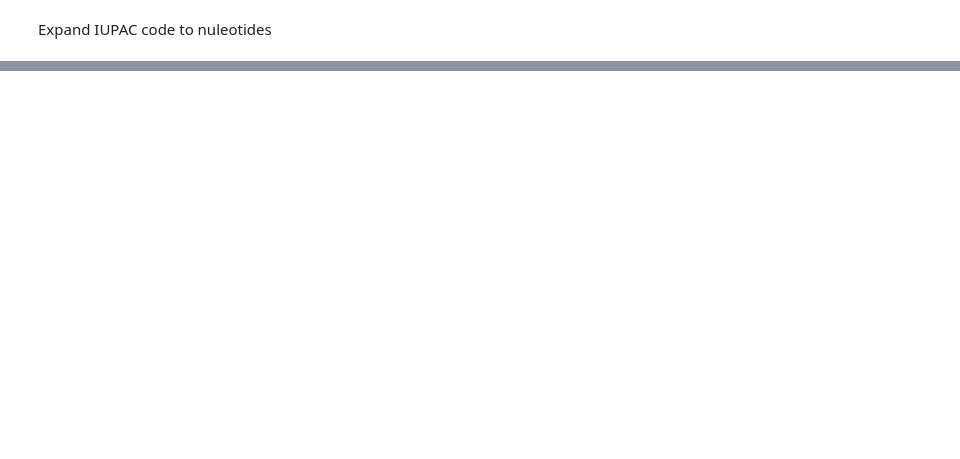
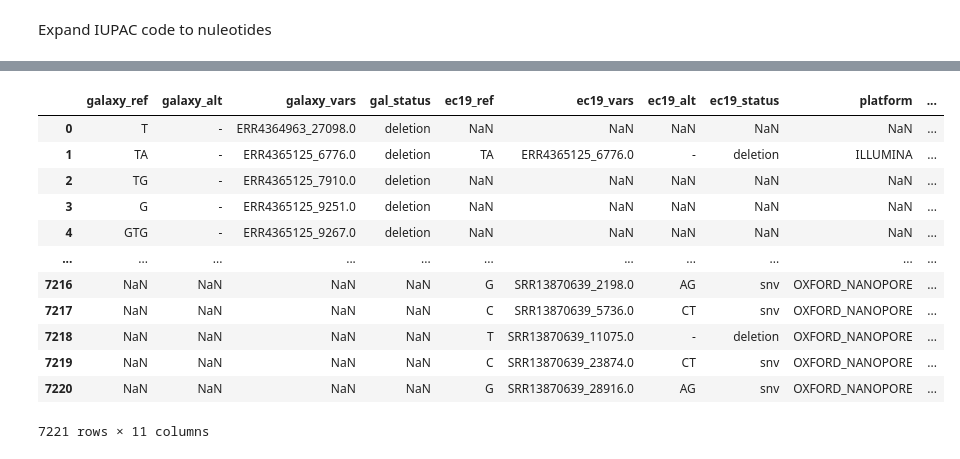
Before and after one commit to elais/ACTIV-TRACE-analysis, a Jupyter notebook: notebooks/ec19-galaxy.ipynb, the cells around one changed output, grey strips where cells are left out. Saved outputs shown, nothing was run; the diff lists cells and outputs as text; code cells hidden in the pictures; blank space fills up the shorter version.

```diff
--- a/notebooks/ec19-galaxy.ipynb
+++ b/notebooks/ec19-galaxy.ipynb
@@ -207,19 +187,2 @@ ec19_df[ec19_df['ec19_status'] == "deletion"][['Group_Name',	'Accession',	'Pos',
 # %% [markdown]
 Add a column that combines SRR and the position for each column.
-# %%
-galaxy_df_final['galaxy_vars'] = galaxy_df_final['Accession'].astype(str) + "_" + galaxy_df_final['Pos'].astype(str)
-ec19_df['ec19_vars'] = ec19_df['Accession'].astype(str) + "_" + ec19_df['Pos'].astype(str) + ".0"
-# sync_galaxy_df = galaxy_df_final[galaxy_df_final['Accession'].isin(ec19_df['Accession'].to_list())]
-# sync_galaxy_df = sync_galaxy_df.merge(srr_mdata, how="left", left_on="Accession", right_on="acc")
-# sync_ec19_df = ec19_df[ec19_df['Accession'].isin(galaxy_df_final['Accession'].to_list())]
-# galaxy_df_final
-
-
-
-# sync_galaxy_df.head()
-
-# sync_galaxy_df.head()
-# sync_ec19_df.head()
-# ec19_df[['Pos','ec19_vars']].head()
-ec19_df[['Group_Name',	'Accession',	'Pos',	'Ref',	'Alt', 'DP', "G_AD_2",	"Alt_Freq", "ec19_status", "ec19_vars"]]
-# galaxy_df_final
@@ -270,3 +191,39 @@ gal_ec19_df
+# %%
+def extract_acc(row):
+#     print(row)
+    if str(row['Accession_x']) == "nan":
+        return {"Accession": row['Accession_y'], "Pos": row['ec19_vars'].split("_")[1]}
+    elif str(row['Accession_y']) == "nan":
+        return {"Accession": row['Accession_x'], "Pos": row['galaxy_vars'].split("_")[1]}
+    else:
+        if row['Accession_x'] == row['Accession_y']:
+            return {"Accession":row['Accession_y'], "Pos": row['galaxy_vars'].split("_")[1]}
+        else:
+            print(row['Accession_x'])
+            print(row['Accession_y'])
+            print("Error!")
+            sys.exit()
+
+gal_ec19_df = galaxy_df_final[['Accession', 'Ref','Alt', 'galaxy_vars', 'gal_status']].merge(ec19_df_final[['Accession','Ref','ec19_vars','New_Alt','ec19_status', 'platform']], left_on="galaxy_vars", right_on="ec19_vars", how="outer")
+gal_ec19_df = gal_ec19_df.rename(columns = {"Ref_x":"galaxy_ref", "Ref_y":"ec19_ref", "Alt":"galaxy_alt", "New_Alt":"ec19_alt"} )
+apply_df = gal_ec19_df.apply(extract_acc, result_type='expand', axis=1)
+gal_ec19_df = pd.concat([gal_ec19_df, apply_df], axis='columns')
+gal_ec19_df = gal_ec19_df.drop(['Accession_x', 'Accession_y'], axis=1)
+gal_ec19_df
+# %% [output]
+|  | galaxy_ref | galaxy_alt | galaxy_vars | gal_status | ec19_ref | ec19_vars | ec19_alt | ec19_status | platform | ... |
+| 0 | T | - | ERR4364963_27098.0 | deletion | NaN | NaN | NaN | NaN | NaN | ... |
+| 1 | TA | - | ERR4365125_6776.0 | deletion | TA | ERR4365125_6776.0 | - | deletion | ILLUMINA | ... |
+| 2 | TG | - | ERR4365125_7910.0 | deletion | NaN | NaN | NaN | NaN | NaN | ... |
+| 3 | G | - | ERR4365125_9251.0 | deletion | NaN | NaN | NaN | NaN | NaN | ... |
+| 4 | GTG | - | ERR4365125_9267.0 | deletion | NaN | NaN | NaN | NaN | NaN | ... |
+| ... | ... | ... | ... | ... | ... | ... | ... | ... | ... | ... |
+| 7216 | NaN | NaN | NaN | NaN | G | SRR13870639_2198.0 | AG | snv | OXFORD_NANOPORE | ... |
+| 7217 | NaN | NaN | NaN | NaN | C | SRR13870639_5736.0 | CT | snv | OXFORD_NANOPORE | ... |
+| 7218 | NaN | NaN | NaN | NaN | T | SRR13870639_11075.0 | - | deletion | OXFORD_NANOPORE | ... |
+| 7219 | NaN | NaN | NaN | NaN | C | SRR13870639_23874.0 | CT | snv | OXFORD_NANOPORE | ... |
+| 7220 | NaN | NaN | NaN | NaN | G | SRR13870639_28916.0 | AG | snv | OXFORD_NANOPORE | ... |
+7221 rows × 11 columns
 # %%
 def check_match(row):
     # print(row)
```
Also changed, not shown: parts of 27 cells of this notebook.
